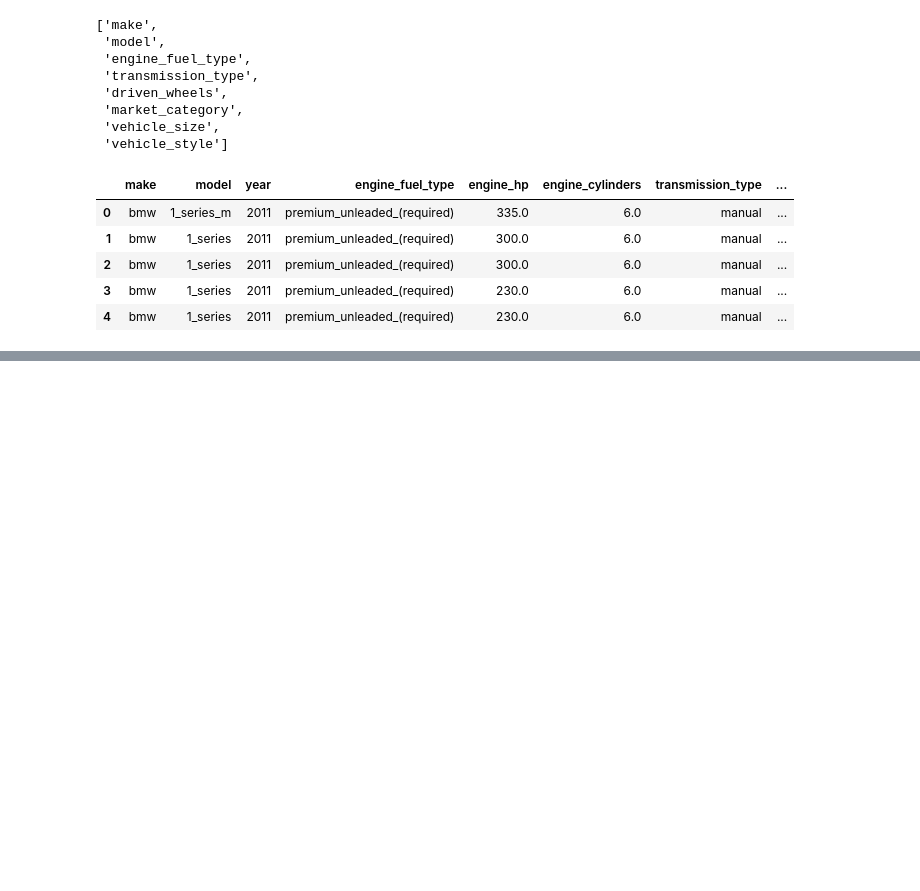
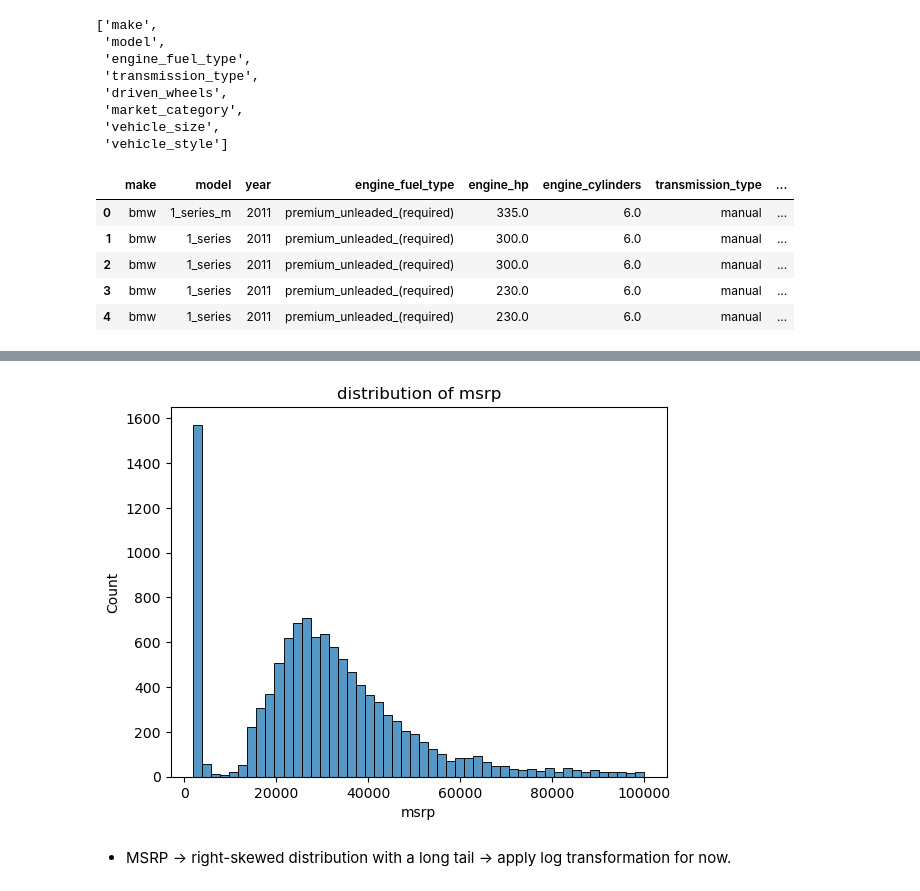
Before and after one commit to avinsio/ml-zoomcamp, a Jupyter notebook: 02-regression/notebook.ipynb, the cells around one changed output, grey strips where cells are left out. Cells and saved outputs as stored; diff of their text form; code cells hidden in the pictures; blank space fills up the shorter version.

```diff
--- a/02-regression/notebook.ipynb
+++ b/02-regression/notebook.ipynb
@@ -55,0 +113,8 @@ df.head()
+# %%
+sns.histplot(df.msrp[df.msrp < 100000], bins=50)
+plt.title("distribution of msrp")
+plt.show()
+# %% [output]
+[figure, added]
+# %% [markdown]
+- MSRP → right-skewed distribution with a long tail → apply log transformation for now.
```
Also changed, not shown: parts of 10 cells of this notebook.
